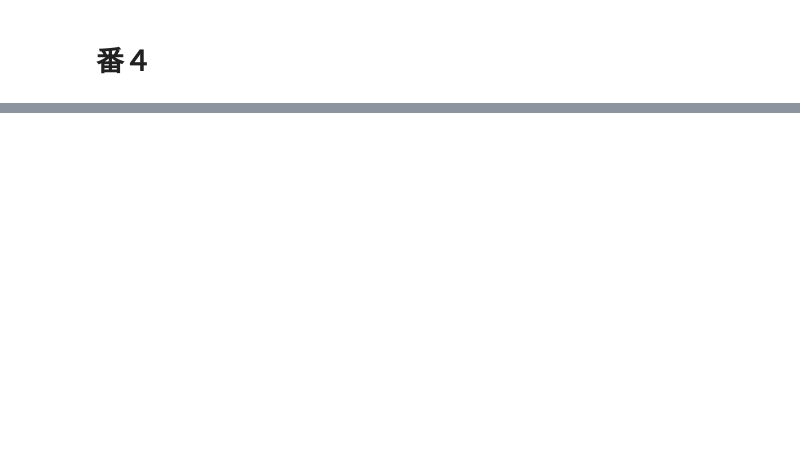
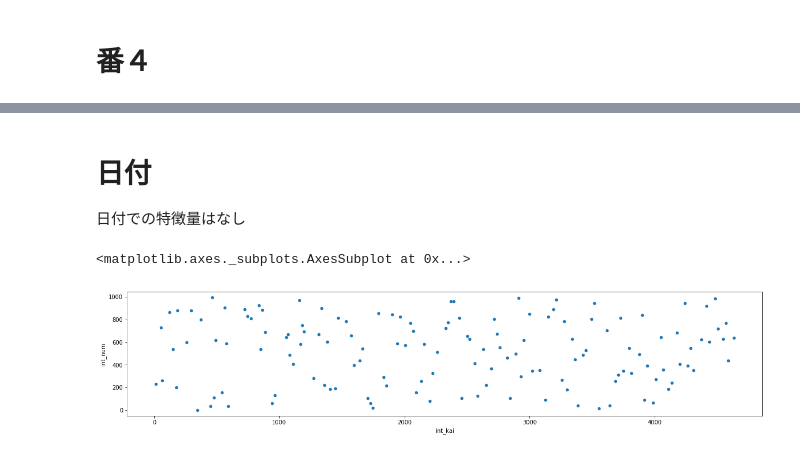
Before and after one commit to yoheitaniguchi/ban3, a Jupyter notebook: data/crawling_previous_number.ipynb, the cells around one changed output, grey strips where cells are left out. Saved outputs shown, nothing was run; the diff lists cells and outputs as text; code cells hidden in the pictures; blank space fills up the shorter version.

Commit message:
add analysis by year, month, date

```diff
--- a/data/crawling_previous_number.ipynb
+++ b/data/crawling_previous_number.ipynb
@@ -54,0 +38,30 @@ df_4[:100].plot.scatter(x='int_kai', y='int_num', figsize=(20,4))
+# %% [markdown]
+# 日付
+日付での特徴量はなし
+# %%
+def get_date(url):
+    r = requests.get(url)
+    soup = BeautifulSoup(r.content, 'html.parser')
+    date_list = [x.get_text() for x in soup.find_all('td')]
+    df = pd.DataFrame()
+    kai = [int(x.replace('第','').replace('回',''))  for idx, x in enumerate(date_list) if idx%3==0]
+    y = [int(x.split('/')[0])  for idx, x in enumerate(date_list) if idx%3==1]
+    m = [int(x.split('/')[1])  for idx, x in enumerate(date_list) if idx%3==1]
+    d = [int(x.split('/')[2])  for idx, x in enumerate(date_list) if idx%3==1]
+
+    return pd.DataFrame({'int_kai': kai, 'year':y, 'month': m, 'date': d})
+# %%
+df_date = pd.DataFrame()
+for x in range(1, 4641, 20):
+    start =  '{0:04d}'.format(x)
+    end = '{0:04d}'.format(x+19)
+    df = get_date('https://takarakuji.rakuten.co.jp/backnumber/numbers3_detail/' + start+ '-' + end + '/')
+    print(start)
+    df_date = df_date.append(df, ignore_index=True)
+# %%
+df_3_ = pd.merge(df_date, df_3, how='inner', on='int_kai')
+# %%
+df_3_[df_3_['date'] == 30].plot.scatter(x='int_kai', y='int_num', figsize=(20,4))
+# %% [output]
+<matplotlib.axes._subplots.AxesSubplot at 0x...>
+[figure, added]
```
Also changed, not shown: parts of 10 cells of this notebook.
